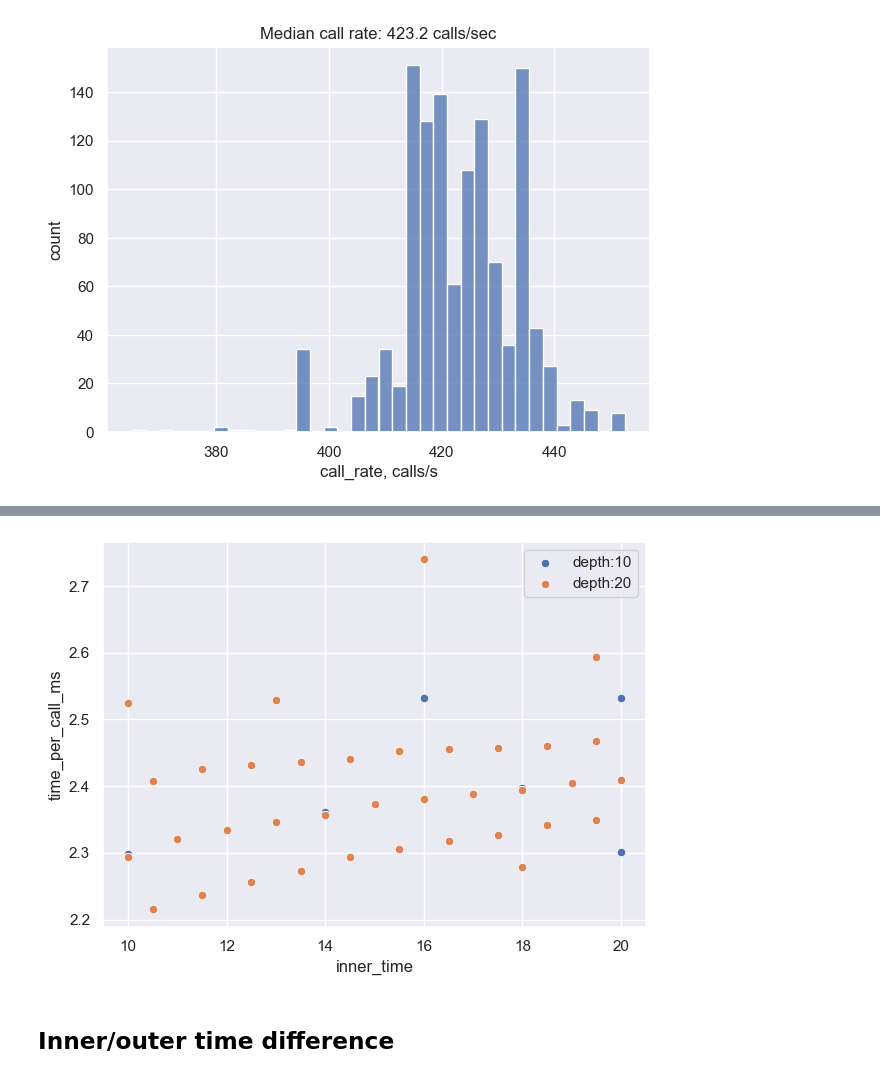
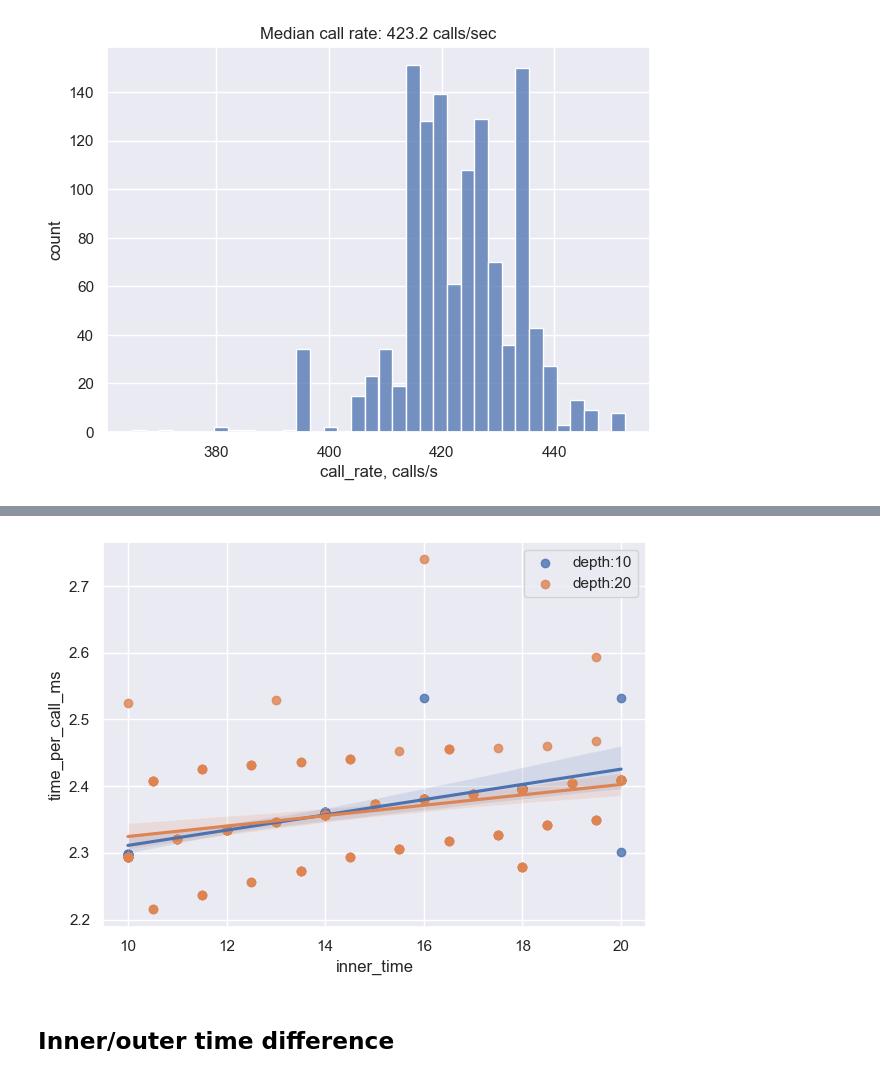
Before and after one commit to maksymar/inter-canister-call-overhead, a Jupyter notebook: testnet/analysis.ipynb, the cells around one changed output, grey strips where cells are left out. Drawn from its saved outputs; the diff is of its cells as text; code cells hidden in the pictures.

```diff
--- a/testnet/analysis.ipynb
+++ b/testnet/analysis.ipynb
@@ -111,7 +108,7 @@ plt.show(ax)
 [figure]
 # %%
 for time in [10, 20]:
-    ax = sns.scatterplot(x='depth', y='time_per_call_ms', data=df[df.inner_time==time], label=f'inner_time:{time}')
+    ax = sns.regplot(x='depth', y='time_per_call_ms', data=df[df.inner_time==time], label=f'inner_time:{time}')
     ax.legend()
 plt.savefig('./image/time_per_call_ms_vs_depth.png')
 # %% [output]
@@ -119,6 +116,6 @@ plt.savefig('./image/time_per_call_ms_vs_depth.png')
 # %%
 for time in [10, 20]:
-    ax = sns.scatterplot(x='depth', y='call_rate', data=df[df.inner_time==time], label=f'inner_time:{time}')
+    ax = sns.regplot(x='depth', y='call_rate', data=df[df.inner_time==time], label=f'inner_time:{time}')
     ax.legend()
 plt.savefig('./image/call_rate_vs_depth.png')
 # %% [output]
@@ -126,9 +123,9 @@ plt.savefig('./image/call_rate_vs_depth.png')
 # %%
 for depth in [10, 20]:
-    ax = sns.scatterplot(x='inner_time', y='time_per_call_ms', data=df[df.depth==depth], label=f'depth:{depth}')
+    ax = sns.regplot(x='inner_time', y='time_per_call_ms', data=df[df.depth==depth], label=f'depth:{depth}')
     ax.legend()
 # %% [output]
-[figure, old version]
+[figure, new version]
 # %% [markdown]
 ## Inner/outer time difference
 # %%
```
Also changed, not shown: parts of 3 cells of this notebook, 8 other files.
